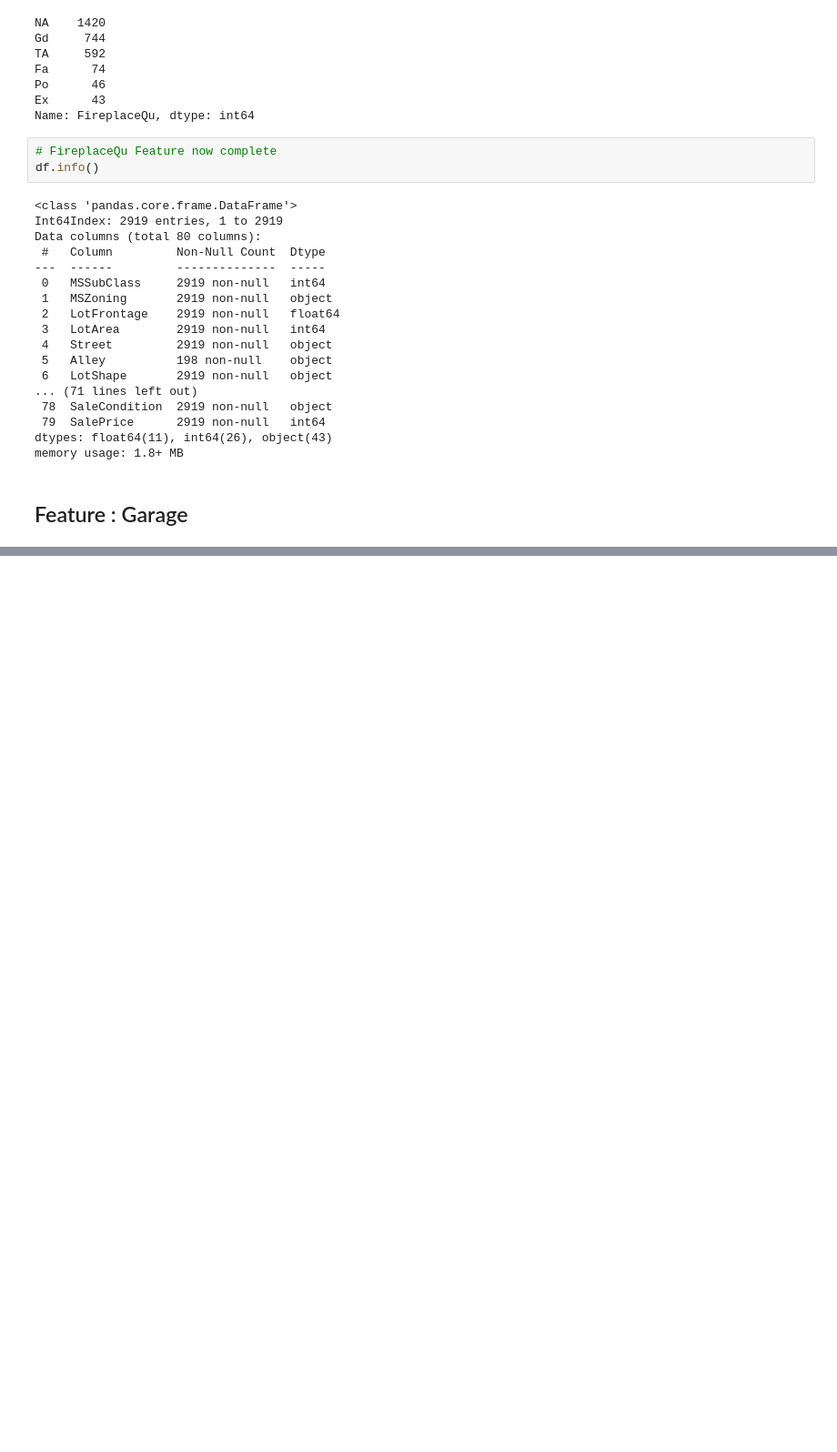
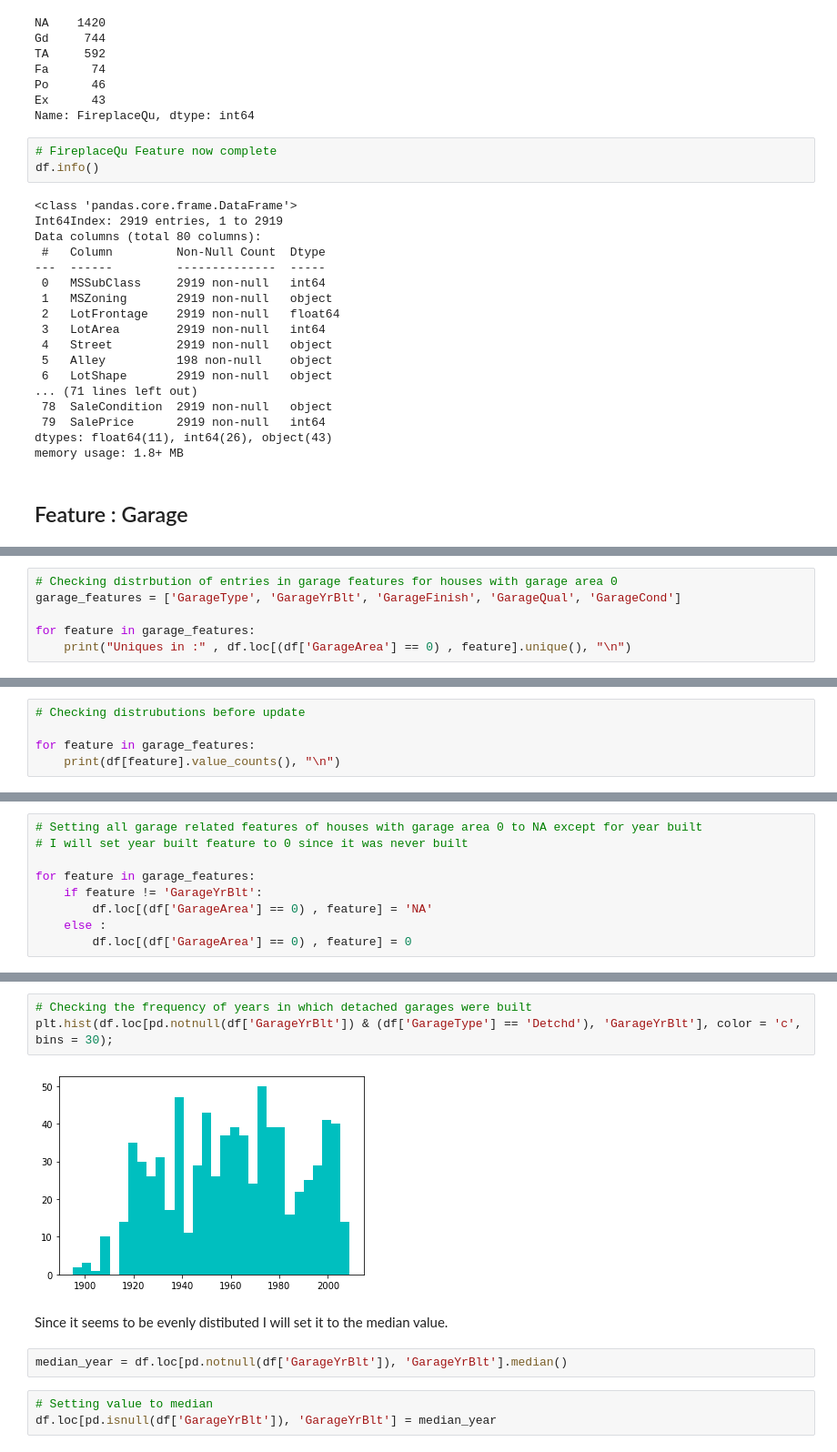
Before and after one commit to AnirudhAchal/Housing-Prices, a Jupyter notebook: Notebooks/Housing Prices .ipynb, the cells around one changed output, grey strips where cells are left out. Shown at 91% size. Drawn from its saved outputs; the diff is of its cells as text; blank space fills up the shorter version.

Commit message:
All Garage features completed

```diff
--- a/Notebooks/Housing Prices .ipynb
+++ b/Notebooks/Housing Prices .ipynb
@@ -1955,0 +1994,6 @@ memory usage: 1.8+ MB
+# %%
+# Checking distrbution of entries in garage features for houses with garage area 0
+garage_features = ['GarageType', 'GarageYrBlt', 'GarageFinish', 'GarageQual', 'GarageCond']
+
+for feature in garage_features:
+    print("Uniques in :" , df.loc[(df['GarageArea'] == 0) , feature].unique(), "\n")
@@ -1955,0 +2010,5 @@ memory usage: 1.8+ MB
+# %%
+# Checking distrubutions before update
+
+for feature in garage_features:
+    print(df[feature].value_counts(), "\n")
@@ -1955,0 +2033,9 @@ memory usage: 1.8+ MB
+# %%
+# Setting all garage related features of houses with garage area 0 to NA except for year built
+# I will set year built feature to 0 since it was never built
+
+for feature in garage_features:
+    if feature != 'GarageYrBlt':
+        df.loc[(df['GarageArea'] == 0) , feature] = 'NA'
+    else :
+        df.loc[(df['GarageArea'] == 0) , feature] = 0
@@ -1955,0 +2112,12 @@ memory usage: 1.8+ MB
+# %%
+# Checking the frequency of years in which detached garages were built
+plt.hist(df.loc[pd.notnull(df['GarageYrBlt']) & (df['GarageType'] == 'Detchd'), 'GarageYrBlt'], color = 'c', bins = 30);
+# %% [output]
+[figure, added]
+# %% [markdown]
+Since it seems to be evenly distibuted I will set it to the median value.
+# %%
+median_year = df.loc[pd.notnull(df['GarageYrBlt']), 'GarageYrBlt'].median()
+# %%
+# Setting value to median
+df.loc[pd.isnull(df['GarageYrBlt']), 'GarageYrBlt'] = median_year
```
Also changed, not shown: parts of 31 cells of this notebook.
